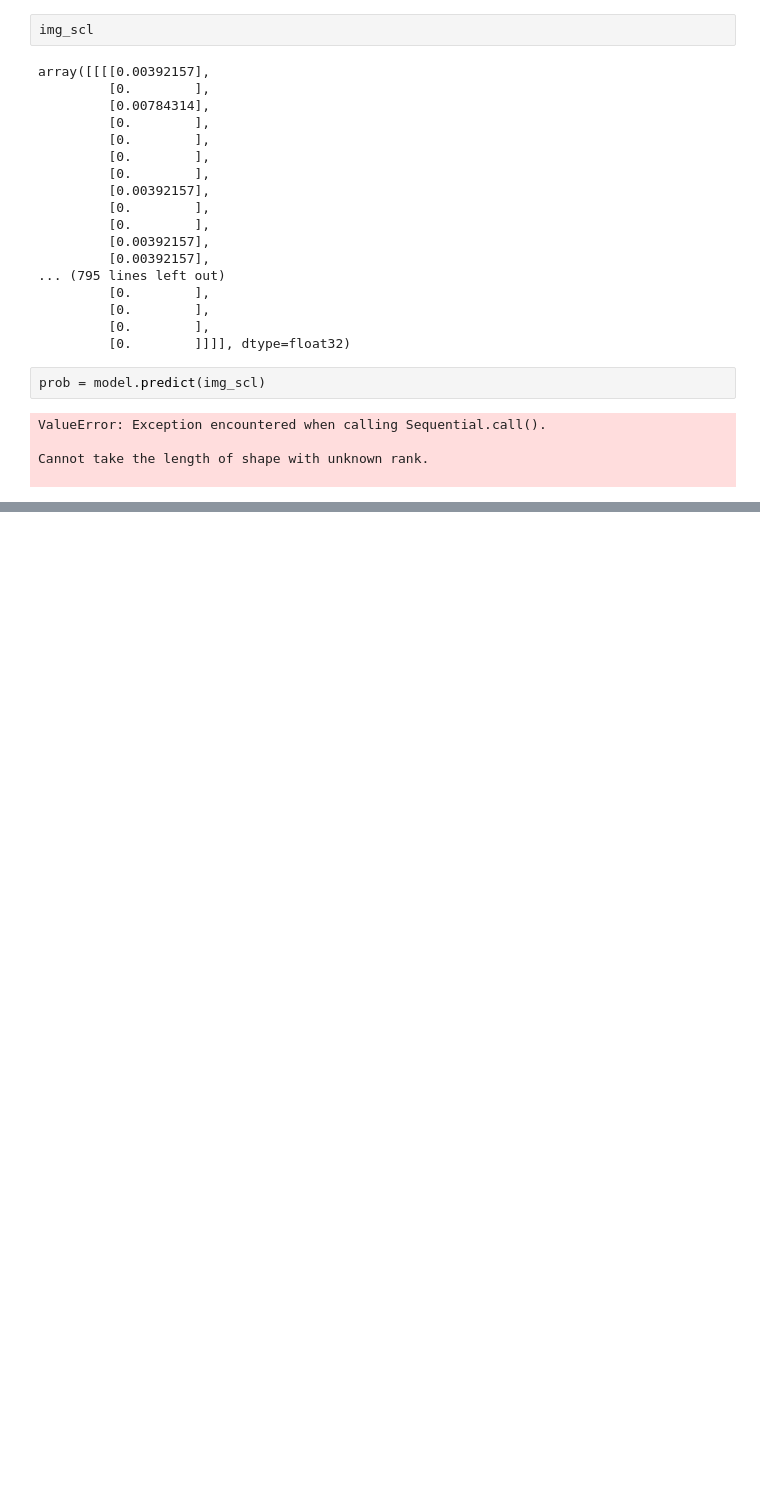
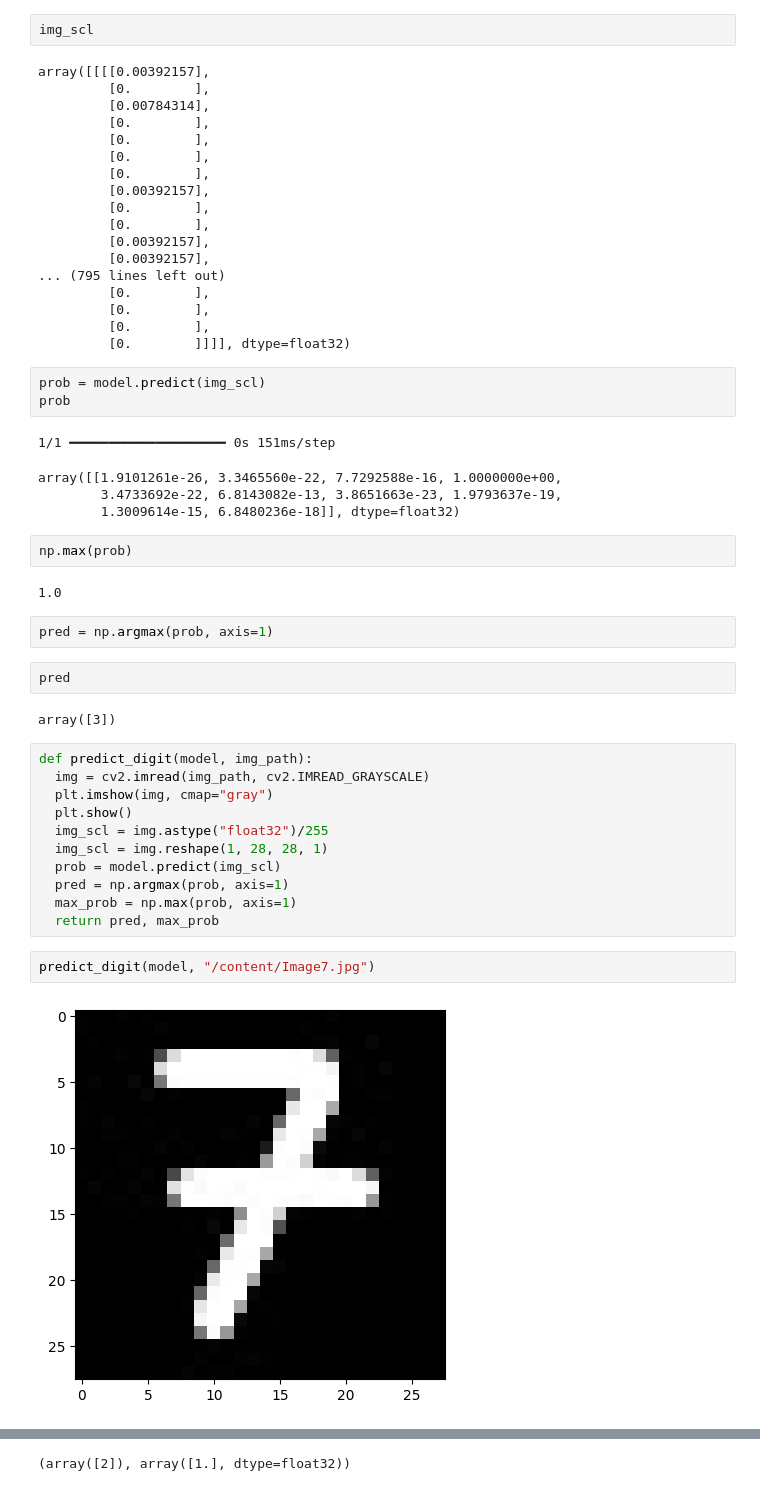
Before and after one commit to utkarshg1/Test1, a Jupyter notebook: Image_Classification.ipynb, the cells around one changed output, grey strips where cells are left out. Saved outputs shown, nothing was run; the diff lists cells and outputs as text; blank space fills up the shorter version.

```diff
--- a/Image_Classification.ipynb
+++ b/Image_Classification.ipynb
@@ -434,8 +437,34 @@ array([[[[0.00392157],
          [0.        ]]]], dtype=float32)
 # %%
 prob = model.predict(img_scl)
+prob
 # %% [output]
-ValueError: Exception encountered when calling Sequential.call().
-
-Cannot take the length of shape with unknown rank.
-
+1/1 ━━━━━━━━━━━━━━━━━━━━ 0s 151ms/step
+array([[1.9101261e-26, 3.3465560e-22, 7.7292588e-16, 1.0000000e+00,
+        3.4733692e-22, 6.8143082e-13, 3.8651663e-23, 1.9793637e-19,
+        1.3009614e-15, 6.8480236e-18]], dtype=float32)
+# %%
+np.max(prob)
+# %% [output]
+1.0
+# %%
+pred = np.argmax(prob, axis=1)
+# %%
+pred
+# %% [output]
+array([3])
+# %%
+def predict_digit(model, img_path):
+  img = cv2.imread(img_path, cv2.IMREAD_GRAYSCALE)
+  plt.imshow(img, cmap="gray")
+  plt.show()
+  img_scl = img.astype("float32")/255
+  img_scl = img.reshape(1, 28, 28, 1)
+  prob = model.predict(img_scl)
+  pred = np.argmax(prob, axis=1)
+  max_prob = np.max(prob, axis=1)
+  return pred, max_prob
+# %%
+predict_digit(model, "/content/Image7.jpg")
+# %% [output]
+[figure, added]
@@ -441,0 +472 @@ Cannot take the length of shape with unknown rank.
+(array([2]), array([1.], dtype=float32))
```
Also changed, not shown: parts of 13 cells of this notebook.
